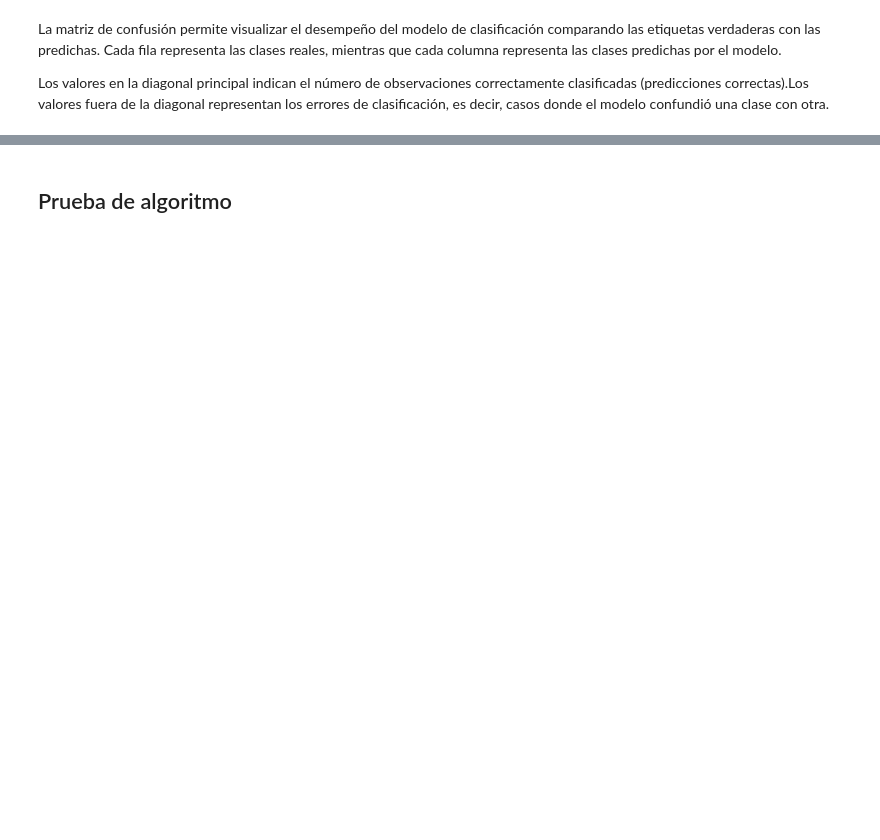
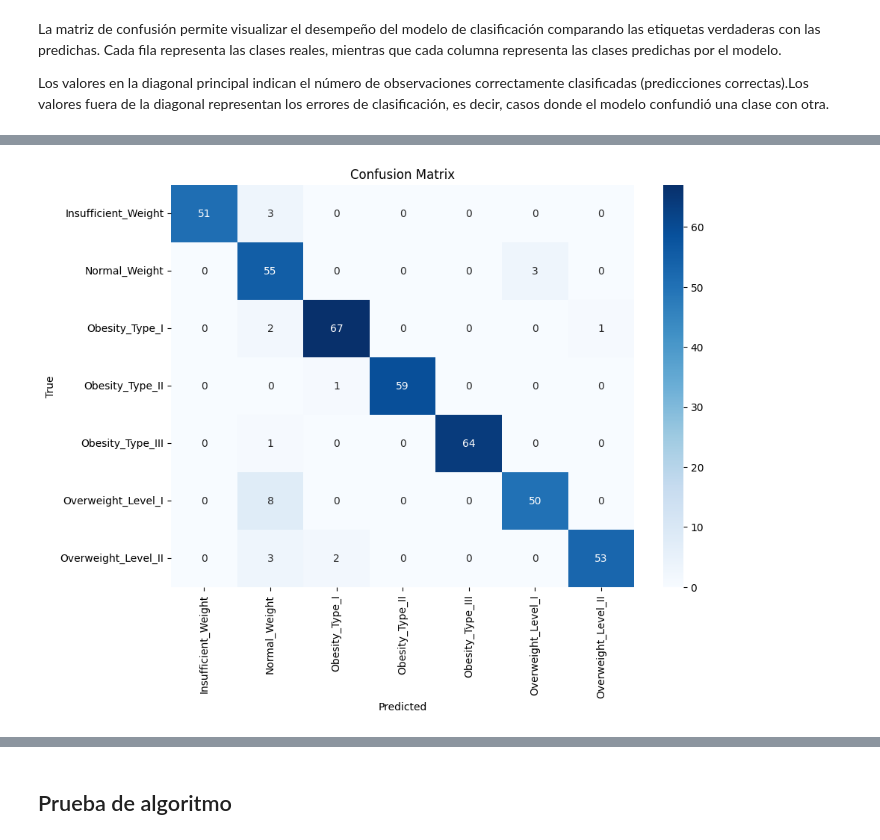
Before and after one commit to gabo196/MLOps_Equipo60, a Jupyter notebook: index.ipynb, the cells around one changed output, grey strips where cells are left out. Saved outputs shown, nothing was run; the diff lists cells and outputs as text; code cells hidden in the pictures; blank space fills up the shorter version.

```diff
--- a/index.ipynb
+++ b/index.ipynb
@@ -178,0 +221,2 @@ plt.show()
+# %%
+X_train, X_test, y_train, y_test = train_test_split(X, y, test_size=0.2, random_state=42, stratify=y)
@@ -178,0 +225,5 @@ plt.show()
+# %%
+pipeline.fit(X_train, y_train)
+
+y_pred_test = pipeline.predict(X_test)
+print(classification_report(y_test, y_pred_test, target_names=le.classes_))
@@ -178,0 +244,11 @@ plt.show()
+# %%
+cm = confusion_matrix(y_test, y_pred_test)
+
+plt.figure(figsize=(10, 7))
+sns.heatmap(cm, annot=True, fmt='d', cmap='Blues', xticklabels=le.classes_, yticklabels=le.classes_)
+plt.xlabel('Predicted')
+plt.ylabel('True')
+plt.title('Confusion Matrix')
+plt.show()
+# %% [output]
+[figure, added]
```
Also changed, not shown: parts of 46 cells of this notebook.
